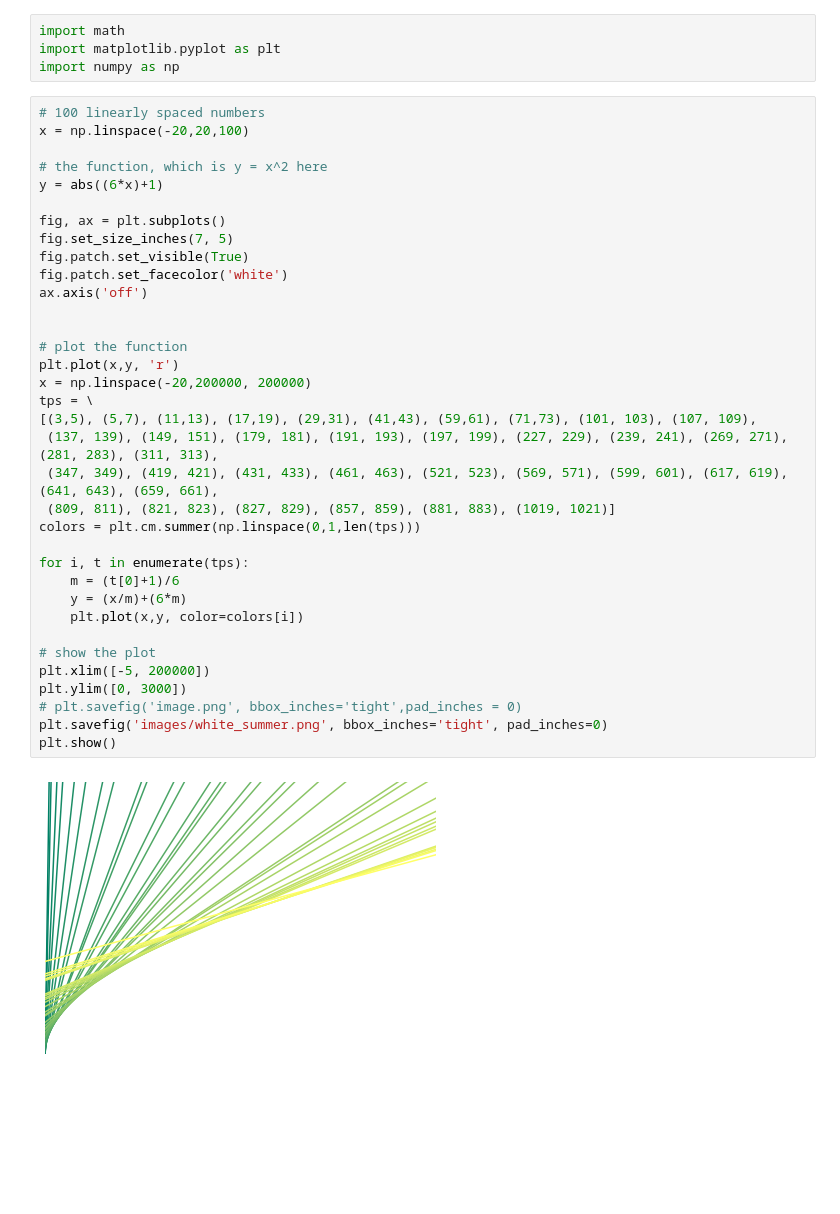
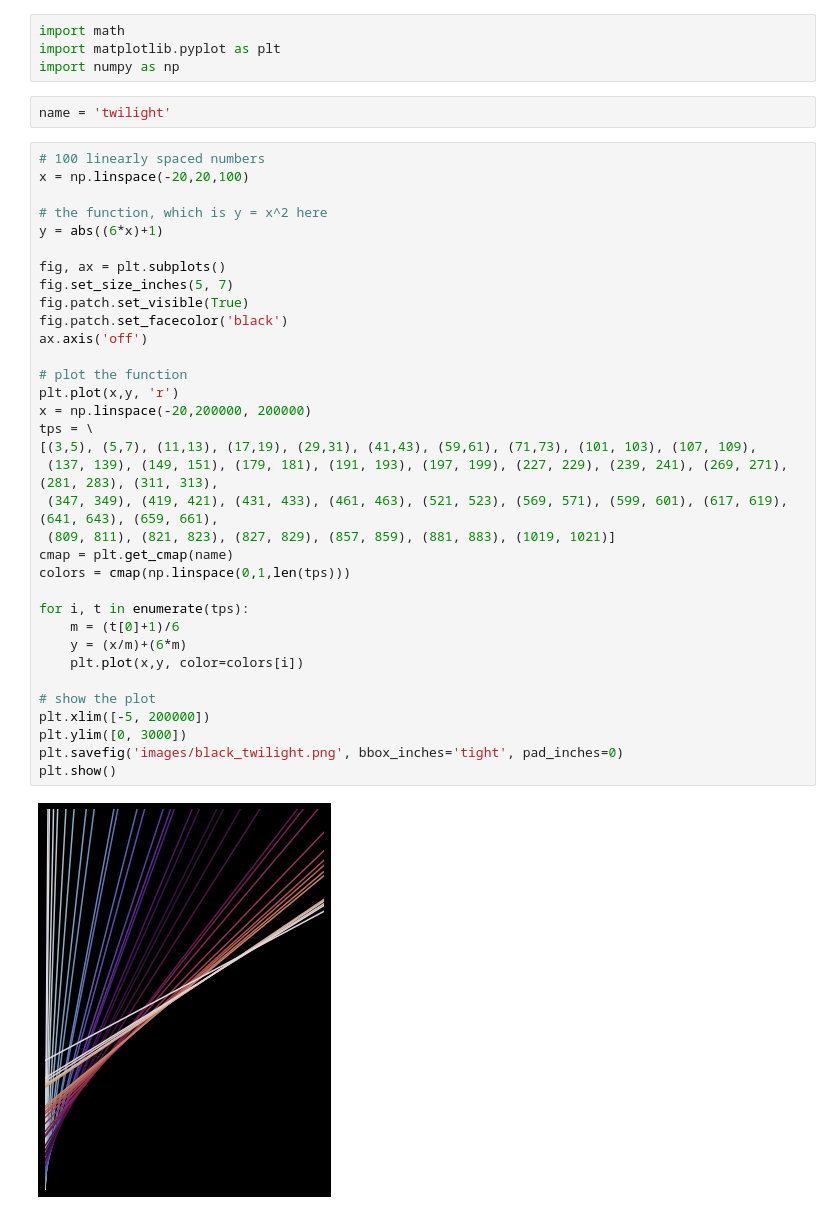
Before and after one commit to csecen/art_of_math, a Jupyter notebook: twin_primes/twin_primes_graph.ipynb, the cells around one changed output. Saved outputs shown, nothing was run; the diff lists cells and outputs as text; blank space fills up the shorter version.

Commit message:
Allow for the colormap to be specified by name and add new images

```diff
--- a/twin_primes/twin_primes_graph.ipynb
+++ b/twin_primes/twin_primes_graph.ipynb
@@ -2,40 +2,41 @@
 import math
 import matplotlib.pyplot as plt
 import numpy as np
+# %%
+name = 'twilight'
 # %%
 # 100 linearly spaced numbers
 x = np.linspace(-20,20,100)
 
 # the function, which is y = x^2 here
 y = abs((6*x)+1)
 
 fig, ax = plt.subplots()
-fig.set_size_inches(7, 5)
+fig.set_size_inches(5, 7)
 fig.patch.set_visible(True)
-fig.patch.set_facecolor('white')
+fig.patch.set_facecolor('black')
 ax.axis('off')
-
 
 # plot the function
 plt.plot(x,y, 'r')
 x = np.linspace(-20,200000, 200000)
 tps = \
 [(3,5), (5,7), (11,13), (17,19), (29,31), (41,43), (59,61), (71,73), (101, 103), (107, 109),
  (137, 139), (149, 151), (179, 181), (191, 193), (197, 199), (227, 229), (239, 241), (269, 271), (281, 283), (311, 313),
  (347, 349), (419, 421), (431, 433), (461, 463), (521, 523), (569, 571), (599, 601), (617, 619), (641, 643), (659, 661),
  (809, 811), (821, 823), (827, 829), (857, 859), (881, 883), (1019, 1021)]
-colors = plt.cm.summer(np.linspace(0,1,len(tps)))
+cmap = plt.get_cmap(name)
+colors = cmap(np.linspace(0,1,len(tps)))
 
 for i, t in enumerate(tps):
     m = (t[0]+1)/6
     y = (x/m)+(6*m)
     plt.plot(x,y, color=colors[i])
 
 # show the plot
 plt.xlim([-5, 200000])
 plt.ylim([0, 3000])
-# plt.savefig('image.png', bbox_inches='tight',pad_inches = 0)
-plt.savefig('images/white_summer.png', bbox_inches='tight', pad_inches=0)
+plt.savefig('images/black_twilight.png', bbox_inches='tight', pad_inches=0)
 plt.show()
 # %% [output]
-[figure, old version]
+[figure, new version]
```
Also changed, not shown: 4 other files.
